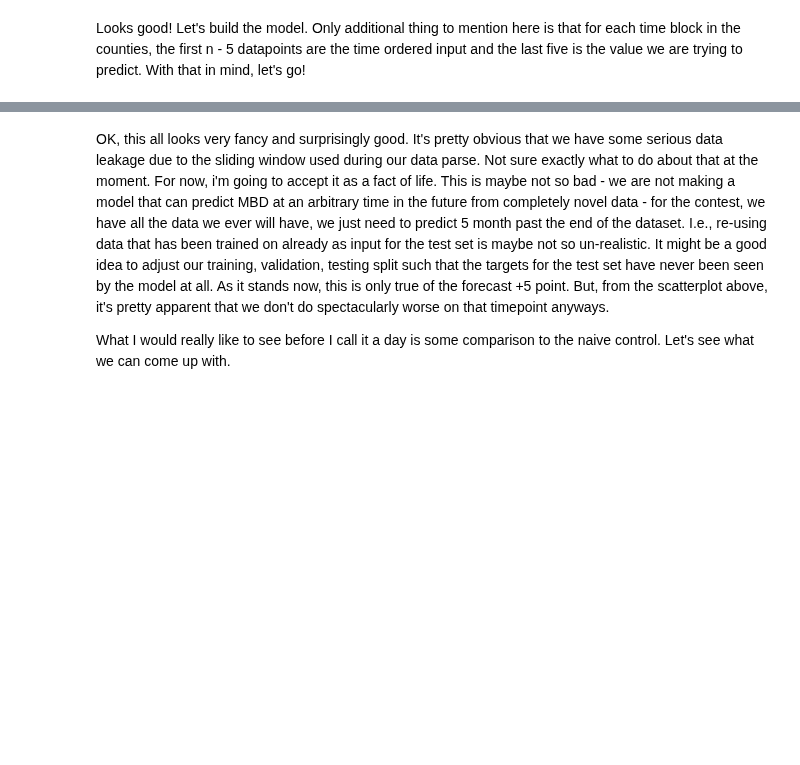
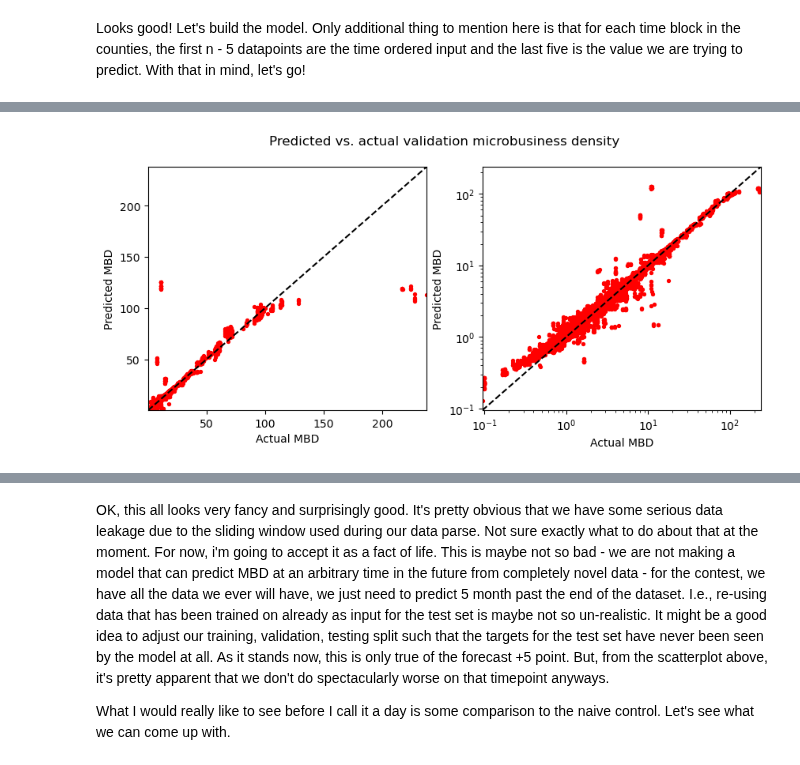
Before and after one commit to gperdrizet/kaggle_microbusiness, a Jupyter notebook: notebooks/15.1-GRU_model_testing.ipynb, the cells around one changed output, grey strips where cells are left out. Drawn from its saved outputs; the diff is of its cells as text; code cells hidden in the pictures; blank space fills up the shorter version.

```diff
--- a/notebooks/15.1-GRU_model_testing.ipynb
+++ b/notebooks/15.1-GRU_model_testing.ipynb
@@ -145,2 +145,8 @@ plt.show()
 # %%
-predictions, targets = funcs.make_predictions(model, datasets, params.forecast_horizon)
+predictions, targets = funcs.make_predictions(
+    model,
+    datasets,
+    params.forecast_horizon,
+    training_mean,
+    training_deviation
+)
@@ -182,3 +153,55 @@ plt.show()
+# %%
+# Plot predicted vs actual MBD values for validation set
+
+# Set common axis limits
+data_pool = list(targets['validation'].flatten()) + list(predictions['GRU_validation'].flatten())
+trimmed_data_pool = [i for i in data_pool if i > 0]
+
+plot_max = max(trimmed_data_pool)
+plot_min = min(trimmed_data_pool)
+
+# Make plots
+fig, ax = plt.subplots(1, 2, figsize=(10, 4))
+
+# Plot with linear axes
+ax[0].scatter(targets['validation'].flatten(), predictions['GRU_validation'].flatten(), s=params.plot_point_size, c='red')
+
+# Add y=x line
+ax[0].axline((plot_min, plot_min), (plot_max, plot_max), color='black', linestyle='dashed')
+
+# Set axis limits
+ax[0].set_xlim([plot_min, plot_max])
+ax[0].set_ylim([plot_min, plot_max])
+
+# Add labels
+ax[0].set_xlabel('Actual MBD')
+ax[0].set_ylabel('Predicted MBD')
+
+# Plot again with log10 axes
+ax[1].scatter(targets['validation'].flatten(), predictions['GRU_validation'].flatten(), s=params.plot_point_size, c='red')
+
+# Add y=x line
+ax[1].axline((plot_min, plot_min), (plot_max, plot_max), color='black', linestyle='dashed')
+
+# Set axis limits
+ax[1].set_xlim([plot_min, plot_max])
+ax[1].set_ylim([plot_min, plot_max])
+
+# Add labels
+ax[1].set_xlabel('Actual MBD')
+ax[1].set_ylabel('Predicted MBD')
+
+# Set log10 scales
+ax[1].set_xscale('log')
+ax[1].set_yscale('log')
+
+# Add in main title
+plt.suptitle('Predicted vs. actual validation microbusiness density')
+
+# Display the plot
+plt.show()
+# %% [output]
+[figure, added]
 # %%
 # Split off the last three individual month's predictions
 # this approximates the final private leaderboard scoring
```
Also changed, not shown: parts of 18 cells of this notebook, 2 other files.
